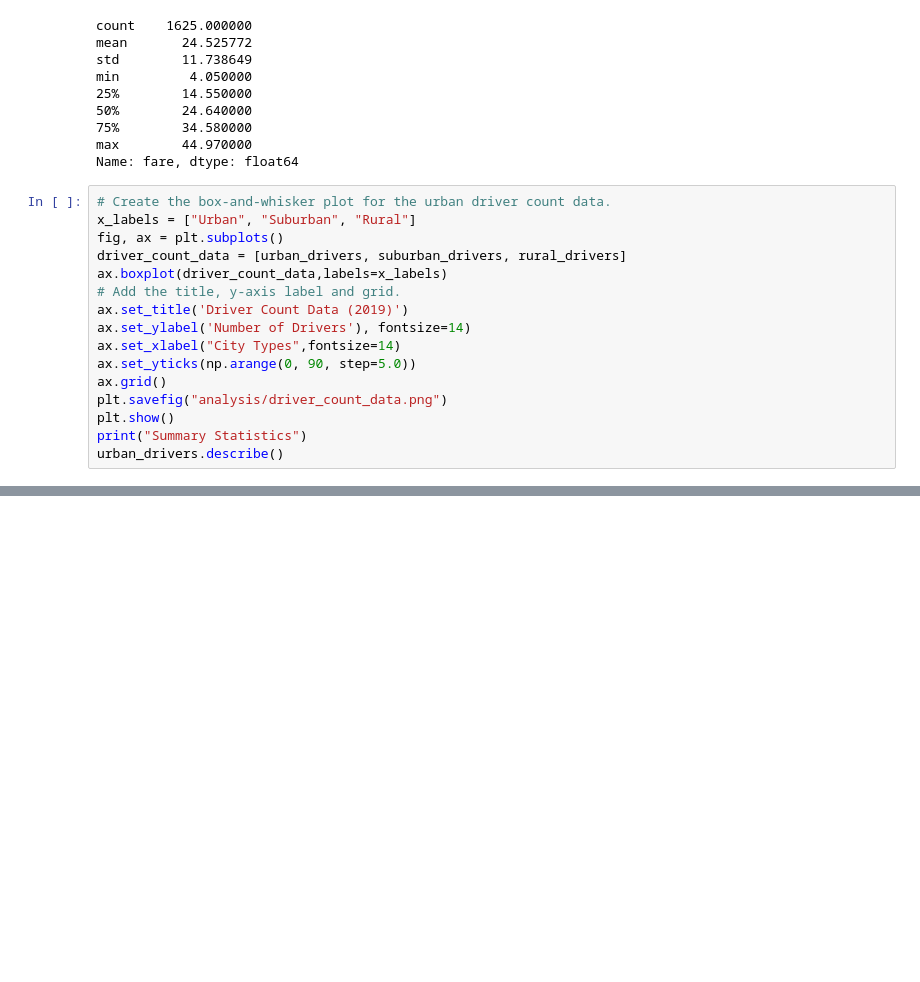
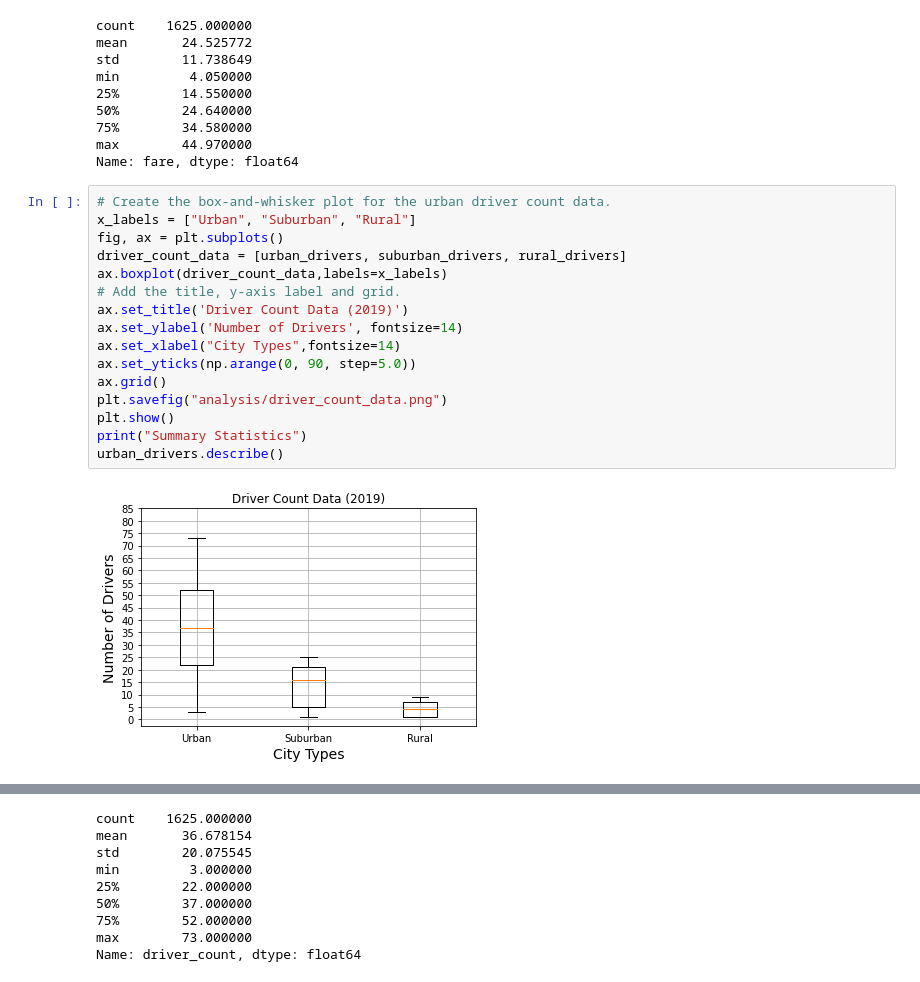
Before and after one commit to Izhakfc/PyBer_Analysis, a Jupyter notebook: PyBer.ipynb, the cells around one changed output, grey strips where cells are left out. Saved outputs shown, nothing was run; the diff lists cells and outputs as text; blank space fills up the shorter version.

```diff
--- a/PyBer.ipynb
+++ b/PyBer.ipynb
@@ -456,17 +456,18 @@ Name: fare, dtype: float64
 # %%
 # Create the box-and-whisker plot for the urban driver count data.
 x_labels = ["Urban", "Suburban", "Rural"]
 fig, ax = plt.subplots()
 driver_count_data = [urban_drivers, suburban_drivers, rural_drivers]
 ax.boxplot(driver_count_data,labels=x_labels)
 # Add the title, y-axis label and grid.
 ax.set_title('Driver Count Data (2019)')
-ax.set_ylabel('Number of Drivers'), fontsize=14)
+ax.set_ylabel('Number of Drivers', fontsize=14)
 ax.set_xlabel("City Types",fontsize=14)
 ax.set_yticks(np.arange(0, 90, step=5.0))
 ax.grid()
 plt.savefig("analysis/driver_count_data.png")
 plt.show()
 print("Summary Statistics")
 urban_drivers.describe()
 # %% [output]
+[figure, added]
@@ -474,3 +475,12 @@ SyntaxError: invalid syntax (<ipython-input-40-0d0d6f9c5981>, line 8)
+count    1625.000000
+mean       36.678154
+std        20.075545
+min         3.000000
+25%        22.000000
+50%        37.000000
+75%        52.000000
+max        73.000000
+Name: driver_count, dtype: float64
 # %%
 # Get the sum of the fares for each city type.
 sum_fares_by_type = pyber_data_df.groupby(["type"]).sum()["fare"]
```
Also changed, not shown: parts of 9 cells of this notebook.
